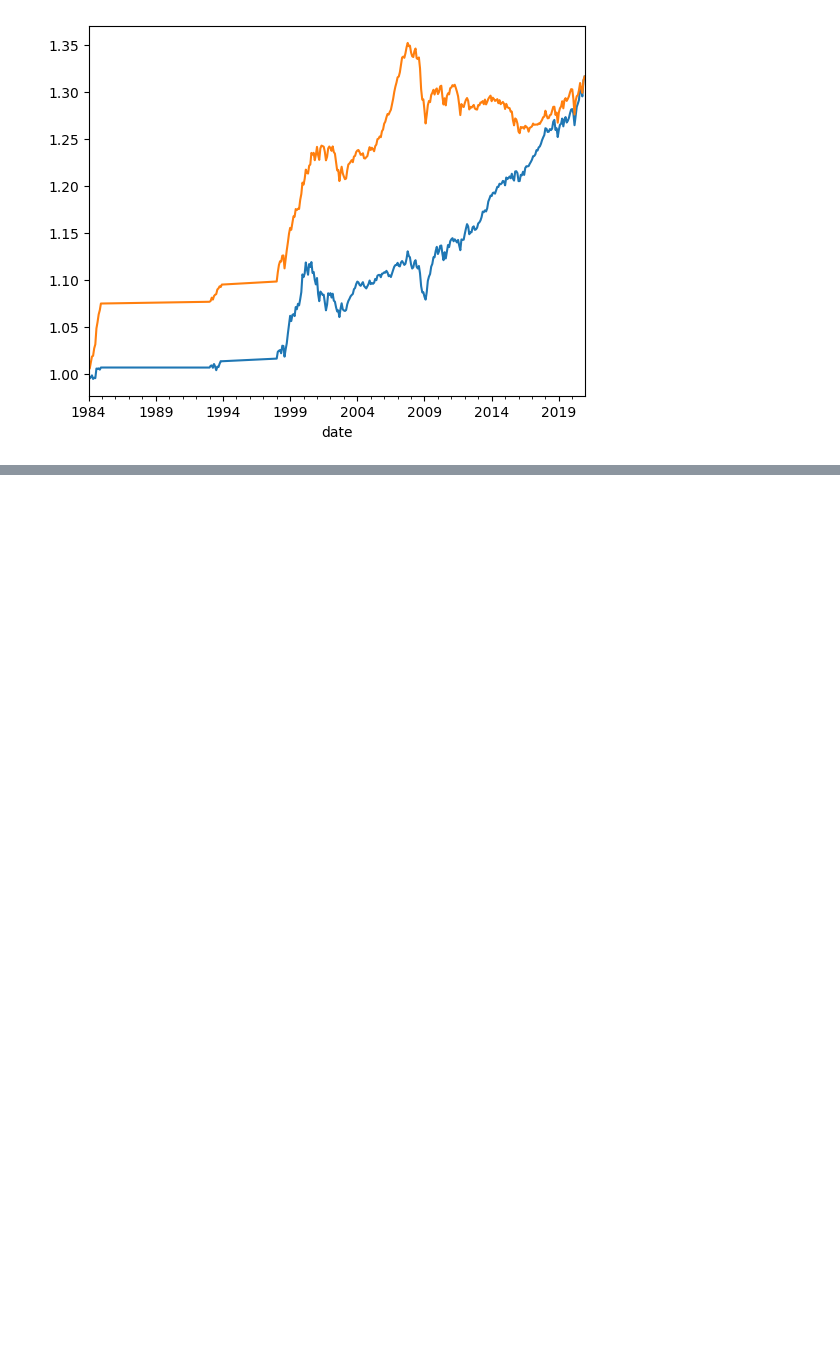
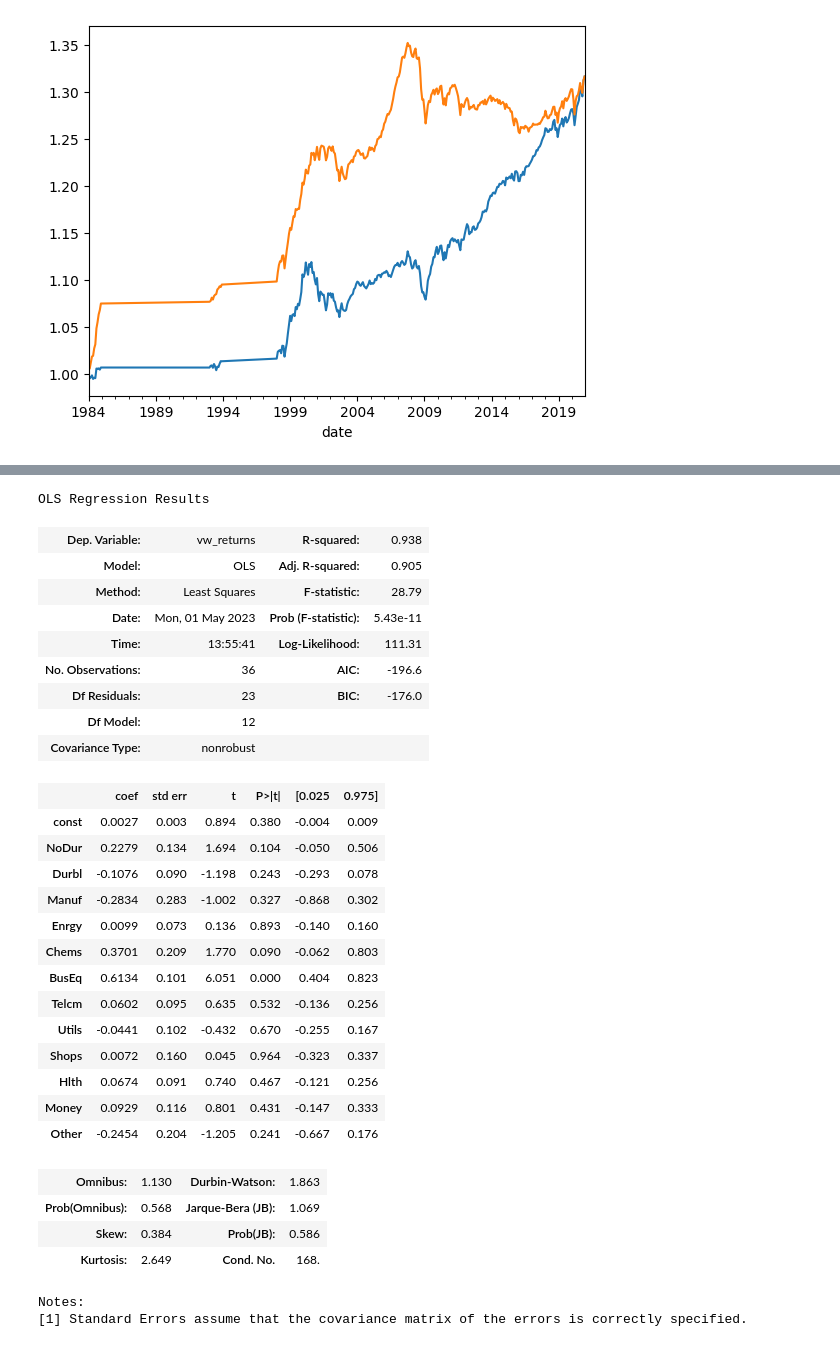
Before and after one commit to jonathoneco/bem114, a Jupyter notebook: Set3/problem12.ipynb, the cells around one changed output, grey strips where cells are left out. Drawn from its saved outputs; the diff is of its cells as text; code cells hidden in the pictures; blank space fills up the shorter version.

```diff
--- a/Set3/problem12.ipynb
+++ b/Set3/problem12.ipynb
@@ -227,0 +272,33 @@ strong multicollinearity or other numerical problems.
+# %%
+model_pre_ff12.summary()
+# %% [output]
+OLS Regression Results
+| Dep. Variable: | vw_returns | R-squared: | 0.938 |
+| Model: | OLS | Adj. R-squared: | 0.905 |
+| Method: | Least Squares | F-statistic: | 28.79 |
+| Date: | Mon, 01 May 2023 | Prob (F-statistic): | 5.43e-11 |
+| Time: | 13:55:41 | Log-Likelihood: | 111.31 |
+| No. Observations: | 36 | AIC: | -196.6 |
+| Df Residuals: | 23 | BIC: | -176.0 |
+| Df Model: | 12 |  |  |
+| Covariance Type: | nonrobust |  |  |
+|  | coef | std err | t | P>|t| | [0.025 | 0.975] |
+| const | 0.0027 | 0.003 | 0.894 | 0.380 | -0.004 | 0.009 |
+| NoDur | 0.2279 | 0.134 | 1.694 | 0.104 | -0.050 | 0.506 |
+| Durbl | -0.1076 | 0.090 | -1.198 | 0.243 | -0.293 | 0.078 |
+| Manuf | -0.2834 | 0.283 | -1.002 | 0.327 | -0.868 | 0.302 |
+| Enrgy | 0.0099 | 0.073 | 0.136 | 0.893 | -0.140 | 0.160 |
+| Chems | 0.3701 | 0.209 | 1.770 | 0.090 | -0.062 | 0.803 |
+| BusEq | 0.6134 | 0.101 | 6.051 | 0.000 | 0.404 | 0.823 |
+| Telcm | 0.0602 | 0.095 | 0.635 | 0.532 | -0.136 | 0.256 |
+| Utils | -0.0441 | 0.102 | -0.432 | 0.670 | -0.255 | 0.167 |
+| Shops | 0.0072 | 0.160 | 0.045 | 0.964 | -0.323 | 0.337 |
+| Hlth | 0.0674 | 0.091 | 0.740 | 0.467 | -0.121 | 0.256 |
+| Money | 0.0929 | 0.116 | 0.801 | 0.431 | -0.147 | 0.333 |
+| Other | -0.2454 | 0.204 | -1.205 | 0.241 | -0.667 | 0.176 |
+| Omnibus: | 1.130 | Durbin-Watson: | 1.863 |
+| Prob(Omnibus): | 0.568 | Jarque-Bera (JB): | 1.069 |
+| Skew: | 0.384 | Prob(JB): | 0.586 |
+| Kurtosis: | 2.649 | Cond. No. | 168. |
+Notes:
+[1] Standard Errors assume that the covariance matrix of the errors is correctly specified.
```
Also changed, not shown: parts of 16 cells of this notebook, 1 other file.
